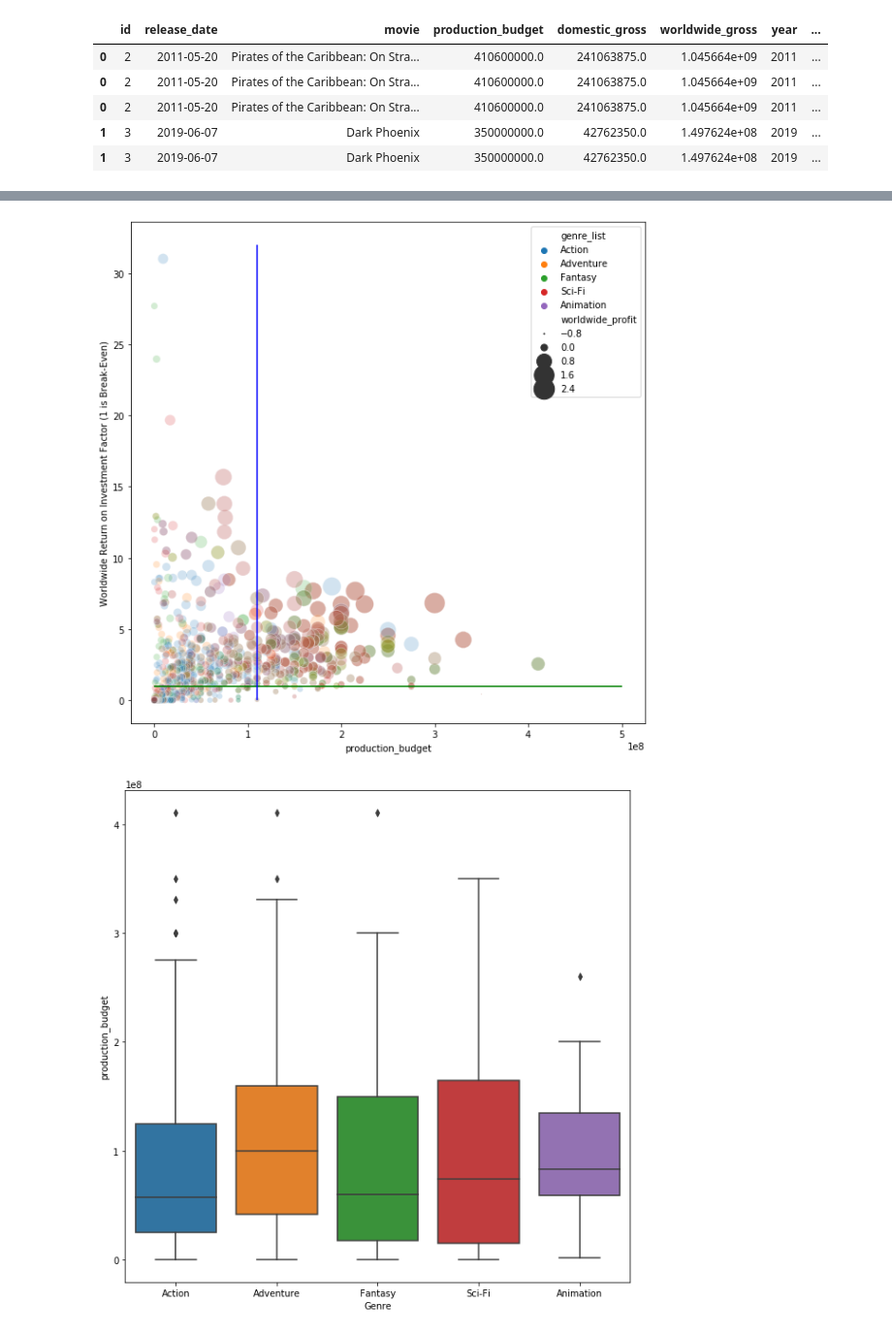
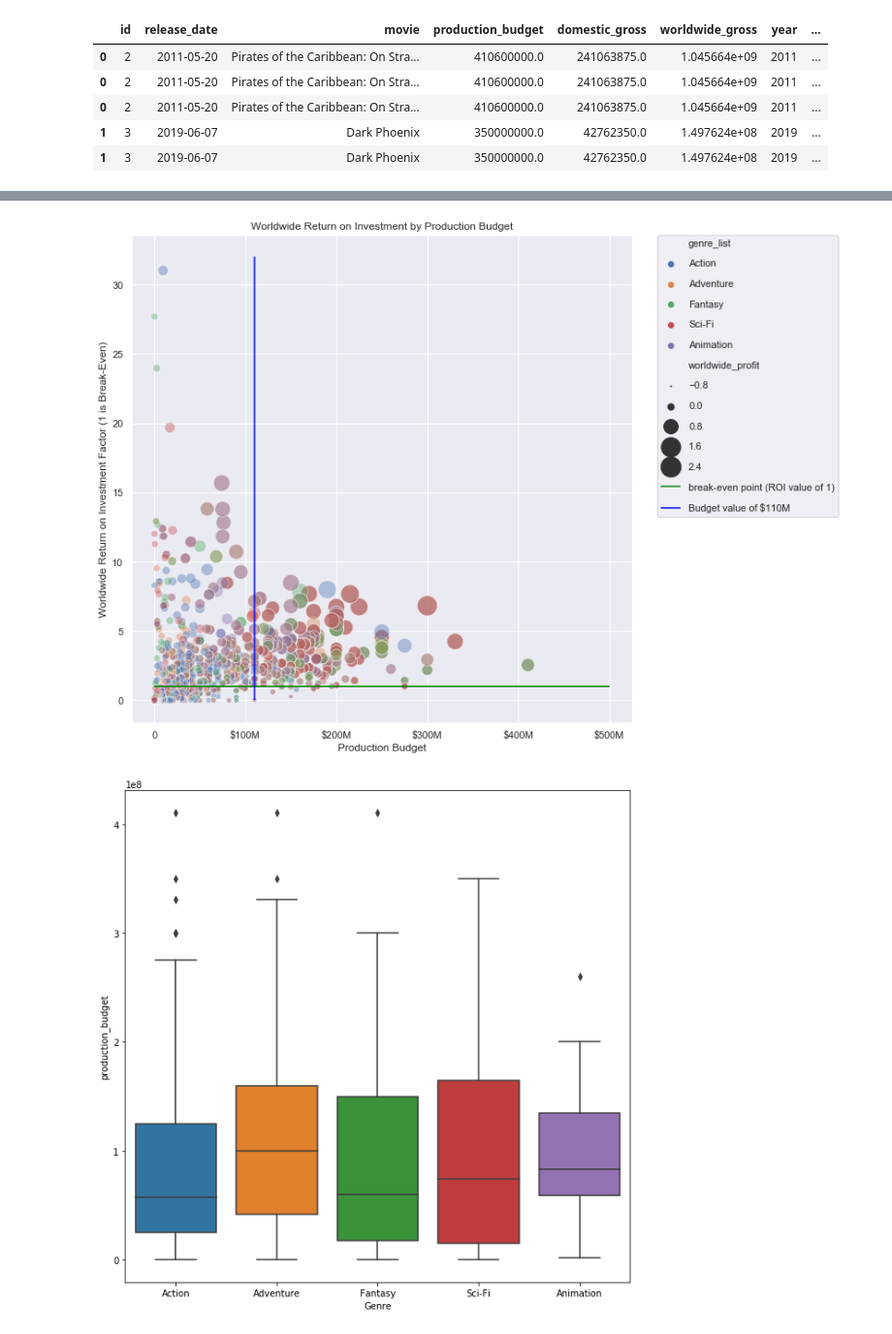
Before and after one commit to jmillerbrooks/mod_1_git_lab, a Jupyter notebook: additional_notebooks/Bubble_viz.ipynb, the cells around one changed output, grey strips where cells are left out. Shown at 97% size. Saved outputs shown, nothing was run; the diff lists cells and outputs as text; code cells hidden in the pictures.

```diff
--- a/additional_notebooks/Bubble_viz.ipynb
+++ b/additional_notebooks/Bubble_viz.ipynb
@@ -117,18 +137,22 @@ top_five.head()
 # %%
 fig1 = plt.figure(figsize=(10,10))
 #g = fig1.add_subplot(111)
-
+sns.set(style='darkgrid')
 g = sns.scatterplot(x='production_budget', y='worldwide_roi', hue='genre_list', size='worldwide_profit',
-                    sizes=(1, 500), data=top_five, alpha = 0.2)
+                    sizes=(1, 500), data=top_five, alpha = 0.4)
 #g.set_xlim(datetime.date(2009, 1, 1), datetime.date(2020, 6, 1))
 g.hlines(y=1, xmin=0, xmax=500000000, color='green', label='break-even point (ROI value of 1)')
-g.vlines(x=110000000, ymin=0, ymax=32, color='blue')
+g.vlines(x=110000000, ymin=0, ymax=32, color='blue', label='Budget value of $110M')
 g.set_ylabel('Worldwide Return on Investment Factor (1 is Break-Even)')
+g.set_title('Worldwide Return on Investment by Production Budget')
+g.set_xticklabels(['0', '0', '$100M', '$200M', '$300M', '$400M', '$500M'])
+g.set_xlabel('Production Budget')
+g.legend(bbox_to_anchor=(1.05, 1), loc=2, borderaxespad=0, labelspacing = 1.15)
 #exploded_df.plot(kind='scatter', x='production_budget', y='worldwide_profit', color='genre_list')
 #g.set_xscale("log")
 fig1.savefig('bad_bubble.png')
 # %% [output]
-[figure, old version]
+[figure, new version]
 # %%
 fig = plt.figure(figsize=(10, 10))
 box = sns.boxplot(x="genre_list", y="production_budget", data=top_five)
```
Also changed, not shown: parts of 3 cells of this notebook, 1 other file.
